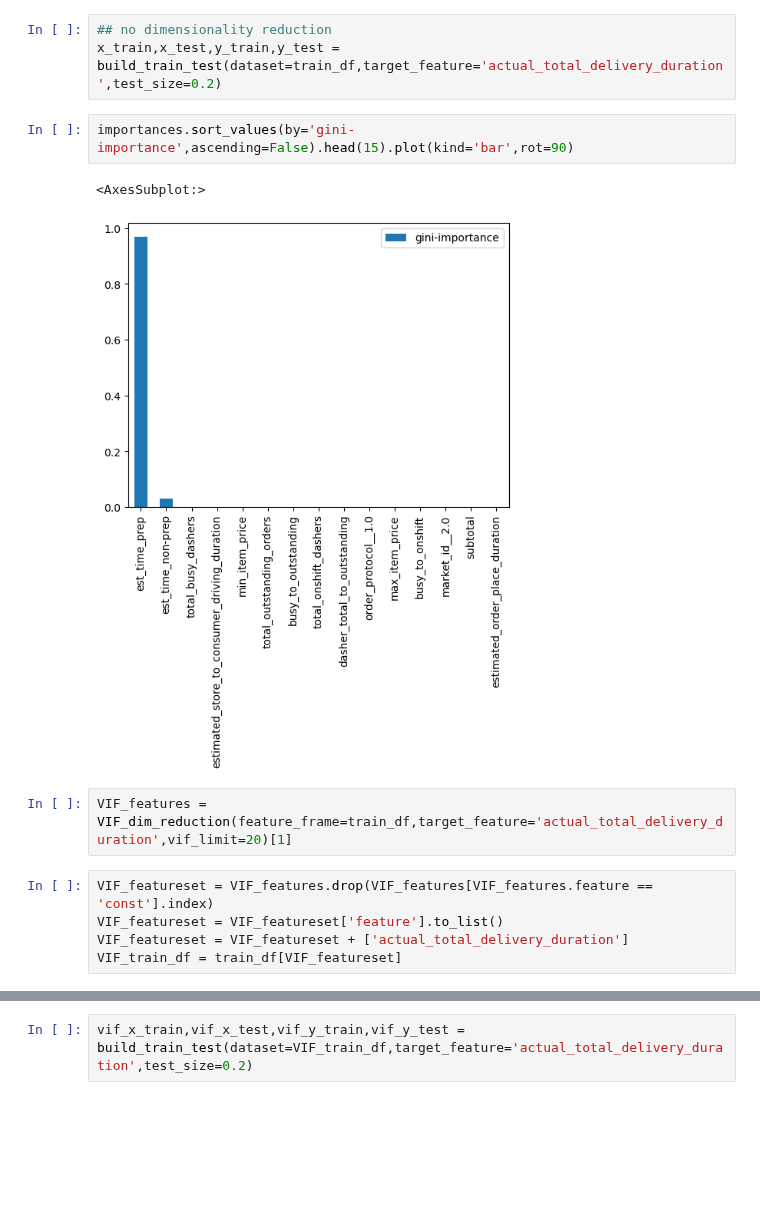
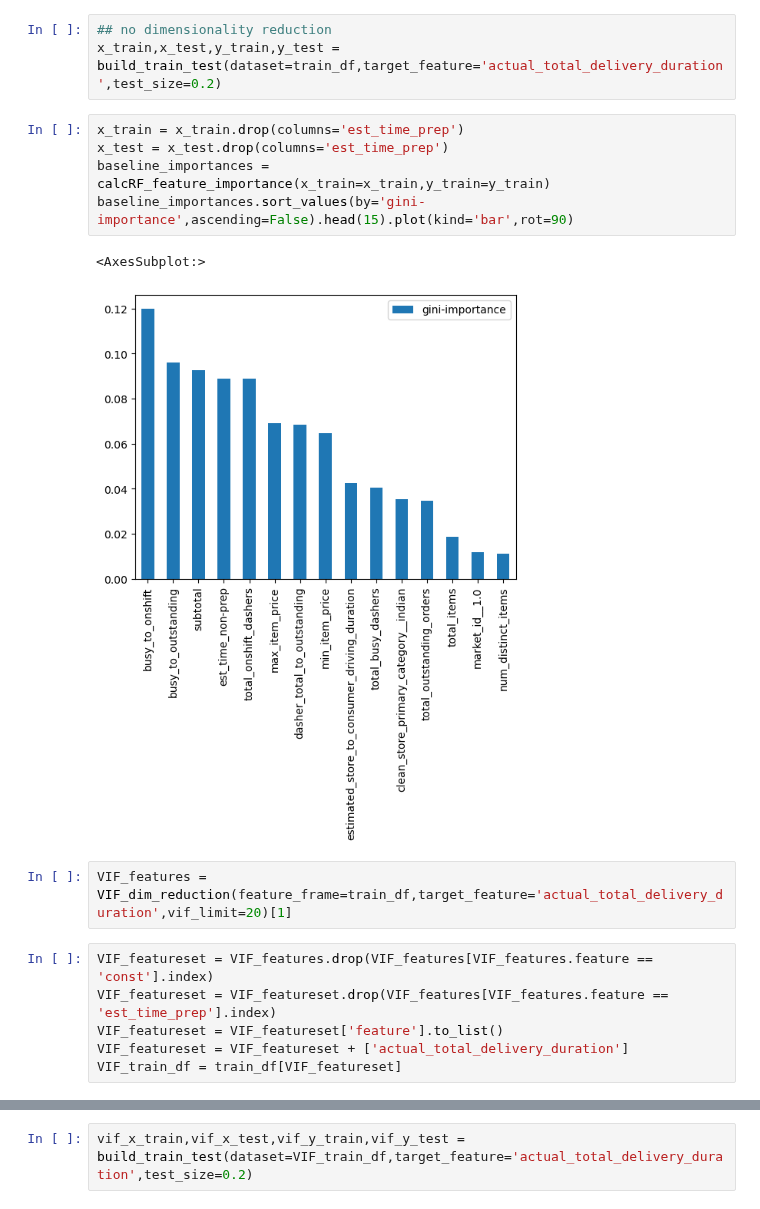
Before and after one commit to Tanag3r/stratascratch_projects, a Jupyter notebook: doordash_delivery_est/doordash_est.ipynb, the cells around one changed output, grey strips where cells are left out. Drawn from its saved outputs; the diff is of its cells as text; blank space fills up the shorter version.

```diff
--- a/doordash_delivery_est/doordash_est.ipynb
+++ b/doordash_delivery_est/doordash_est.ipynb
@@ -275,14 +277,18 @@ def calcRF_feature_importance(x_train,y_train) -> pd.DataFrame:
 ## no dimensionality reduction
 x_train,x_test,y_train,y_test = build_train_test(dataset=train_df,target_feature='actual_total_delivery_duration',test_size=0.2)
 # %%
-importances.sort_values(by='gini-importance',ascending=False).head(15).plot(kind='bar',rot=90)
+x_train = x_train.drop(columns='est_time_prep')
+x_test = x_test.drop(columns='est_time_prep')
+baseline_importances = calcRF_feature_importance(x_train=x_train,y_train=y_train)
+baseline_importances.sort_values(by='gini-importance',ascending=False).head(15).plot(kind='bar',rot=90)
 # %% [output]
 <AxesSubplot:>
-[figure, old version]
+[figure, new version]
 # %%
 VIF_features = VIF_dim_reduction(feature_frame=train_df,target_feature='actual_total_delivery_duration',vif_limit=20)[1]
 # %%
 VIF_featureset = VIF_features.drop(VIF_features[VIF_features.feature == 'const'].index)
+VIF_featureset = VIF_featureset.drop(VIF_features[VIF_features.feature == 'est_time_prep'].index)
 VIF_featureset = VIF_featureset['feature'].to_list()
 VIF_featureset = VIF_featureset + ['actual_total_delivery_duration']
 VIF_train_df = train_df[VIF_featureset]
```
Also changed, not shown: parts of 3 cells of this notebook.
